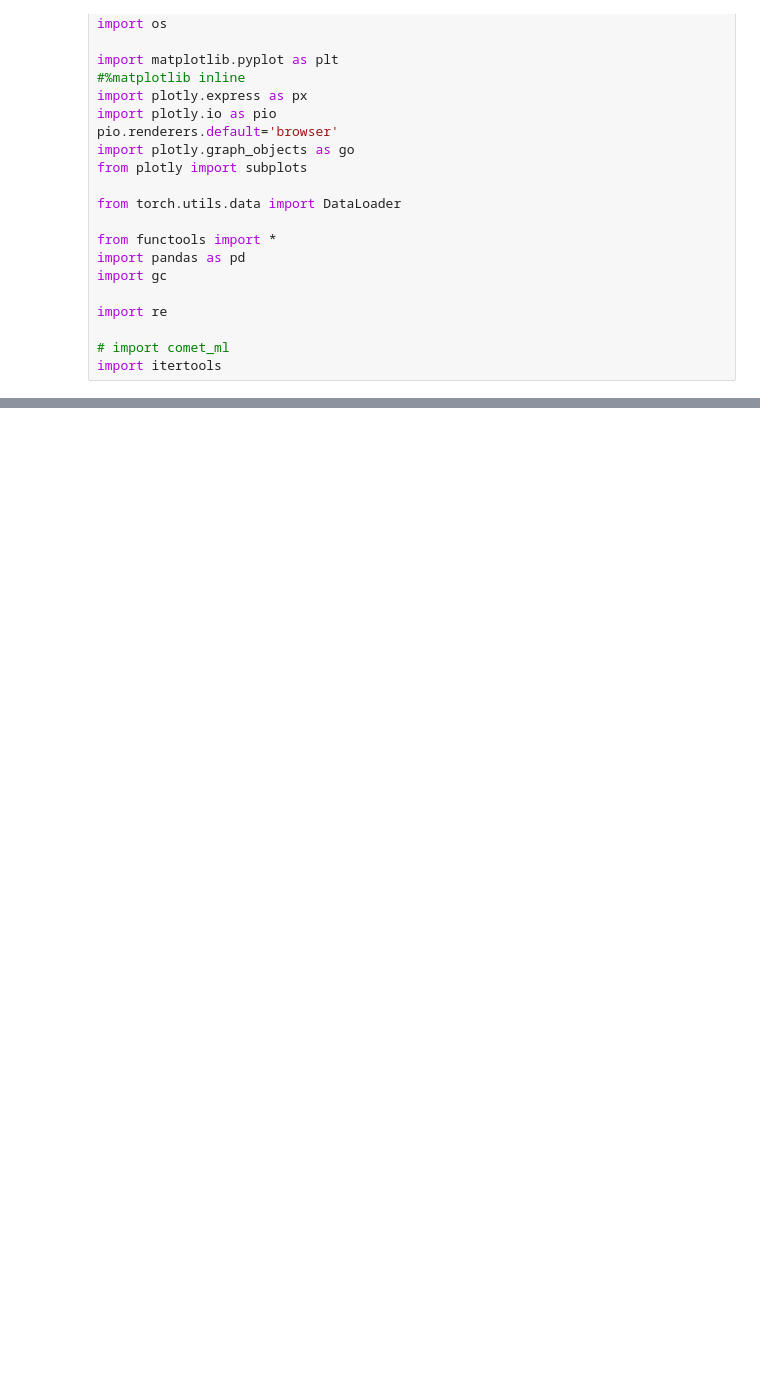
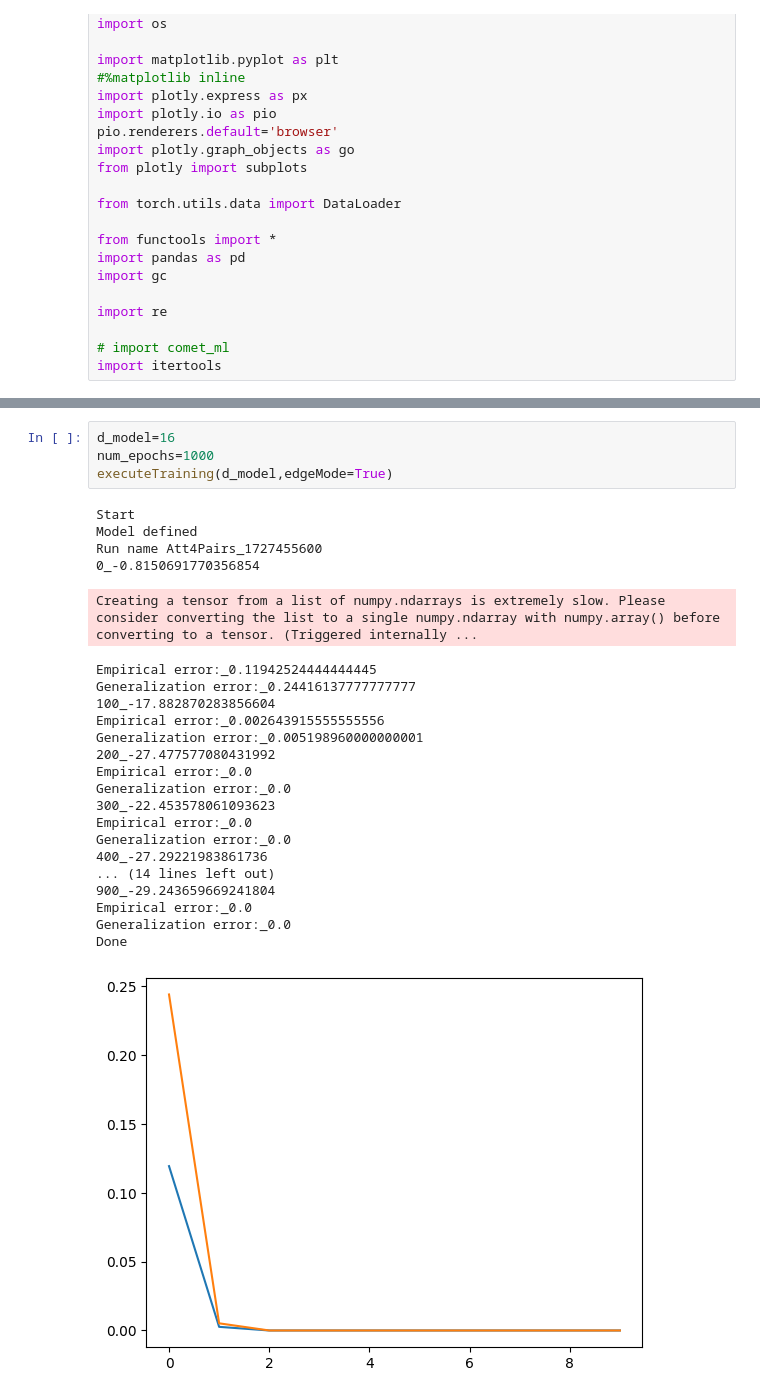
Before and after one commit to tsteifer/transformers-for-triangle-free-graphs, a Jupyter notebook: Triangle_freeness_testing_with_generalized_attention.ipynb, the cells around one changed output, grey strips where cells are left out. Cells and saved outputs as stored; diff of their text form; blank space fills up the shorter version.

```diff
--- a/Triangle_freeness_testing_with_generalized_attention.ipynb
+++ b/Triangle_freeness_testing_with_generalized_attention.ipynb
@@ -602,0 +618,28 @@ How many triangle-free graphs in the sample?
+# %%
+d_model=16
+num_epochs=1000
+executeTraining(d_model,edgeMode=True)
+# %% [output]
+Start
+Model defined
+Run name Att4Pairs_1727455600
+0_-0.8150691770356854
+Creating a tensor from a list of numpy.ndarrays is extremely slow. Please consider converting the list to a single numpy.ndarray with numpy.array() before converting to a tensor. (Triggered internally ...
+Empirical error:_0.11942524444444445
+Generalization error:_0.24416137777777777
+100_-17.882870283856604
+Empirical error:_0.002643915555555556
+Generalization error:_0.005198960000000001
+200_-27.477577080431992
+Empirical error:_0.0
+Generalization error:_0.0
+300_-22.453578061093623
+Empirical error:_0.0
+Generalization error:_0.0
+400_-27.29221983861736
+... (14 lines left out)
+900_-29.243659669241804
+Empirical error:_0.0
+Generalization error:_0.0
+Done
+[figure, added]
```
Also changed, not shown: parts of 9 cells of this notebook.
